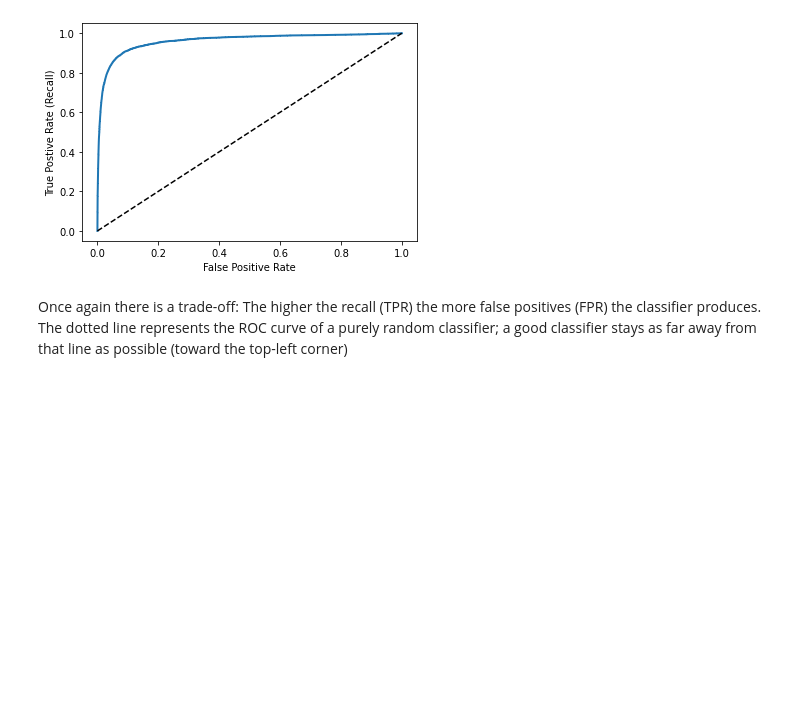
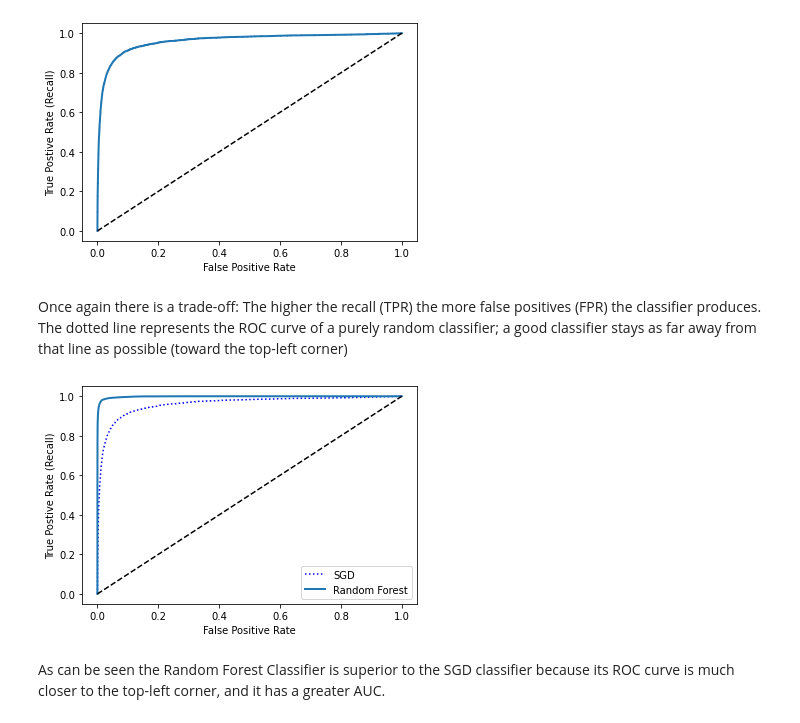
Before and after one commit to Hsgngr/MachineLearning, a Jupyter notebook: Handson_ML/Chapter III (Classification)/Classification.ipynb, the cells around one changed output. Saved outputs shown, nothing was run; the diff lists cells and outputs as text; code cells hidden in the pictures; blank space fills up the shorter version.

```diff
--- a/Handson_ML/Chapter III (Classification)/Classification.ipynb
+++ b/Handson_ML/Chapter III (Classification)/Classification.ipynb
@@ -202,3 +202,20 @@ plt.show()
 [figure]
 # %% [markdown]
 Once again there is a trade-off: The higher the recall (TPR) the more false positives (FPR) the classifier produces. The dotted line represents the ROC curve of a purely random classifier; a good classifier stays as far away from that line as possible (toward the top-left corner)
+# %%
+from sklearn.ensemble import RandomForestClassifier
+
+forest_clf = RandomForestClassifier(random_state = 42)
+y_probas_forest = cross_val_predict(forest_clf,X_train,y_train_5, cv=3, method='predict_proba')
+# %%
+y_scores_forest = y_probas_forest[:,1] #score = proba of positive class
+fpr_forest, tpr_forest, threshold_forest = roc_curve(y_train_5,y_scores_forest)
+# %%
+plt.plot(fpr,tpr,'b:', label='SGD')
+plot_roc_curve(fpr_forest,tpr_forest,'Random Forest')
+plt.legend(loc = 'lower right')
+plt.show()
+# %% [output]
+[figure, added]
+# %% [markdown]
+As can be seen the Random Forest Classifier is superior to the SGD classifier because its ROC curve is much closer to the top-left corner, and it has a greater AUC.
```
Also changed, not shown: parts of 26 cells of this notebook.
